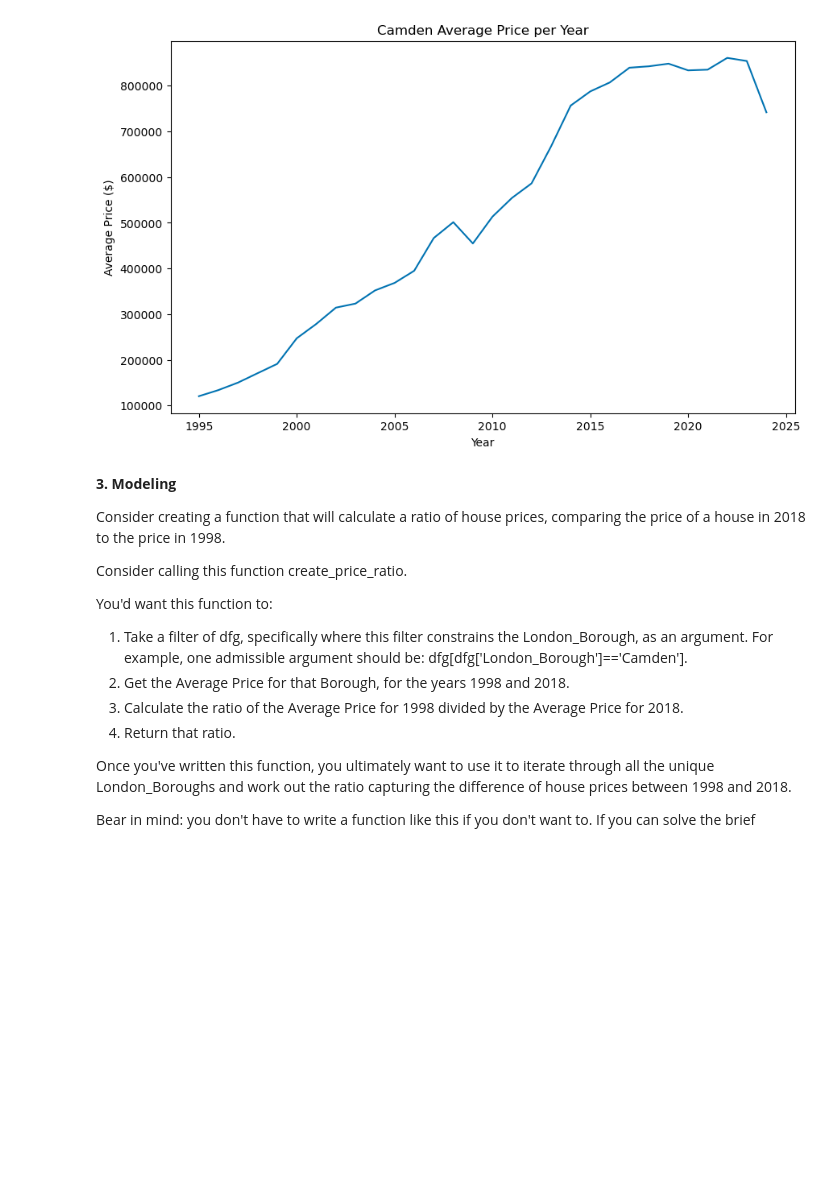
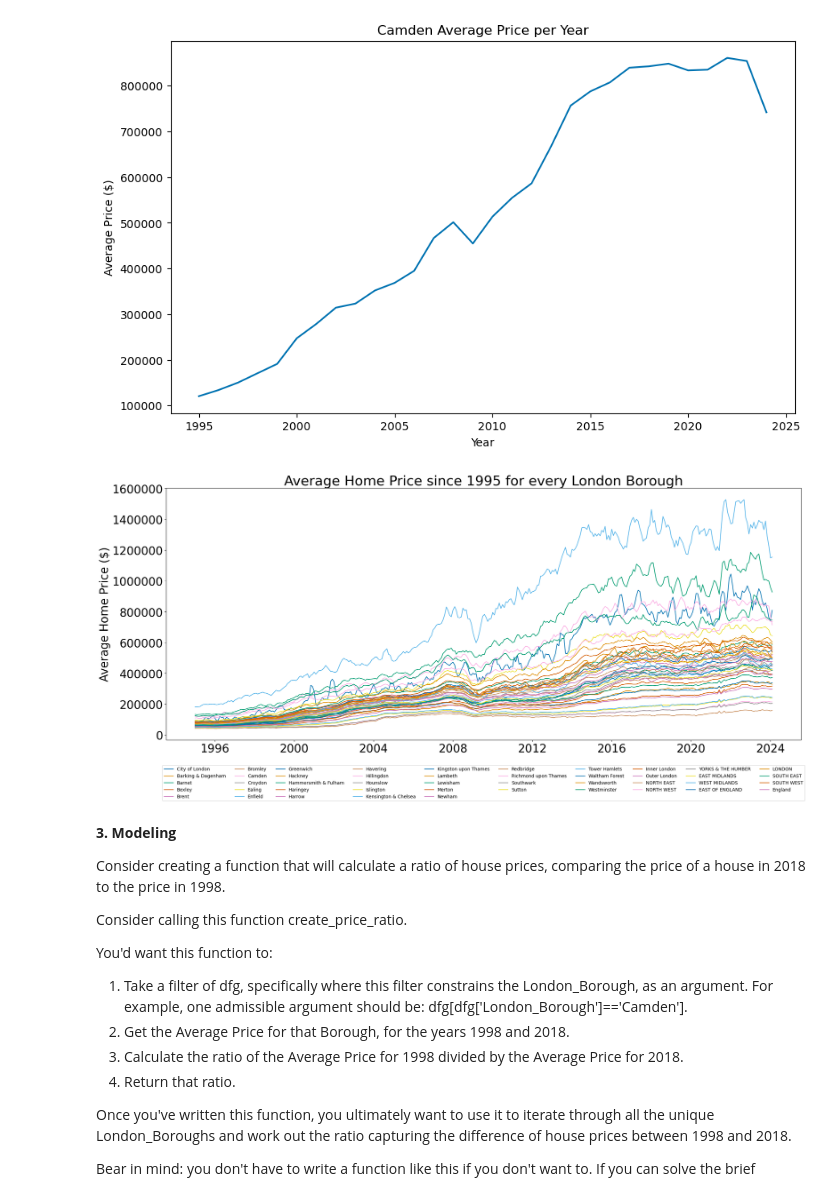
Before and after one commit to MSVWalker/Springboard, a Jupyter notebook: London_Housing/Unit_4_Challenge_Tier3.ipynb, the cells around one changed output. Saved outputs shown, nothing was run; the diff lists cells and outputs as text; code cells hidden in the pictures; blank space fills up the shorter version.

```diff
--- a/London_Housing/Unit_4_Challenge_Tier3.ipynb
+++ b/London_Housing/Unit_4_Challenge_Tier3.ipynb
@@ -320,6 +320,27 @@ plt.title('Camden Average Price per Year')
 plt.show()
 # %% [output]
 [figure]
+# %%
+#Graph all London boroughs's prices since 1995.
+london_boroughs_df = properties_tidy[:]
+london_boroughs = london_boroughs_df['Borough'].unique()
+
+plt.figure(figsize=(25,10))
+
+for borough in london_boroughs:
+    borough_data = london_boroughs_df[london_boroughs_df['Borough'] == borough]
+    plt.plot(borough_data['Month'], borough_data['Average Price'], label=borough)
+
+plt.ylabel('Average Home Price ($)', fontsize=25)
+plt.title('Average Home Price since 1995 for every London Borough', fontsize=30)
+plt.xticks(fontsize=25)
+plt.yticks(fontsize=25)
+plt.ticklabel_format(style='plain', axis='y')  #Avoids scientific notation
+plt.legend(loc='lower center', ncol=10, bbox_to_anchor=(0.5, -0.25), fontsize=10)
+
+plt.show()
+# %% [output]
+[figure, added]
 # %% [markdown]
 **3. Modeling**
 
```
Also changed, not shown: parts of 1 cell of this notebook.
